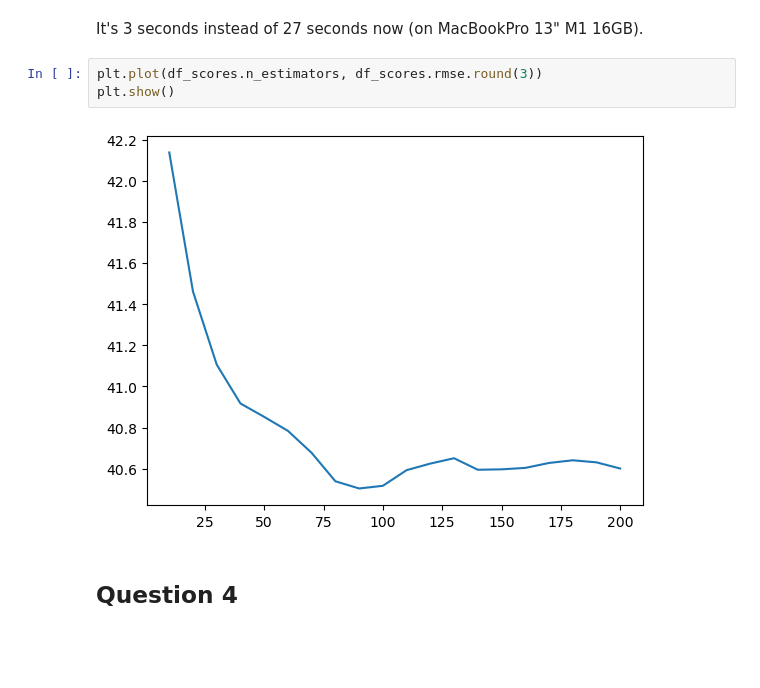
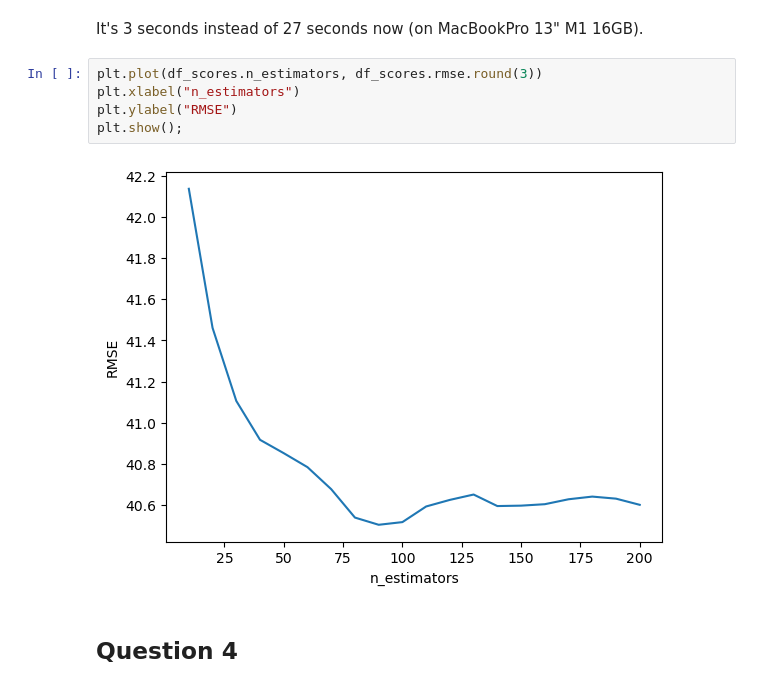
Before and after one commit to TillMeineke/ML_Zoomcamp2024_hw, a Jupyter notebook: 06-trees/homework_06_till_meineke.ipynb, the cells around one changed output. Saved outputs shown, nothing was run; the diff lists cells and outputs as text; blank space fills up the shorter version.

```diff
--- a/06-trees/homework_06_till_meineke.ipynb
+++ b/06-trees/homework_06_till_meineke.ipynb
@@ -247,9 +248,11 @@ df_scores = pd.DataFrame(scores, columns=["n_estimators", "rmse"])
 It's 3 seconds instead of 27 seconds now (on MacBookPro 13" M1 16GB).
 # %%
 plt.plot(df_scores.n_estimators, df_scores.rmse.round(3))
-plt.show()
+plt.xlabel("n_estimators")
+plt.ylabel("RMSE")
+plt.show();
 # %% [output]
-[figure, old version]
+[figure, new version]
 # %% [markdown]
 ## Question 4
 # %% [markdown]
```
Also changed, not shown: parts of 3 cells of this notebook.
